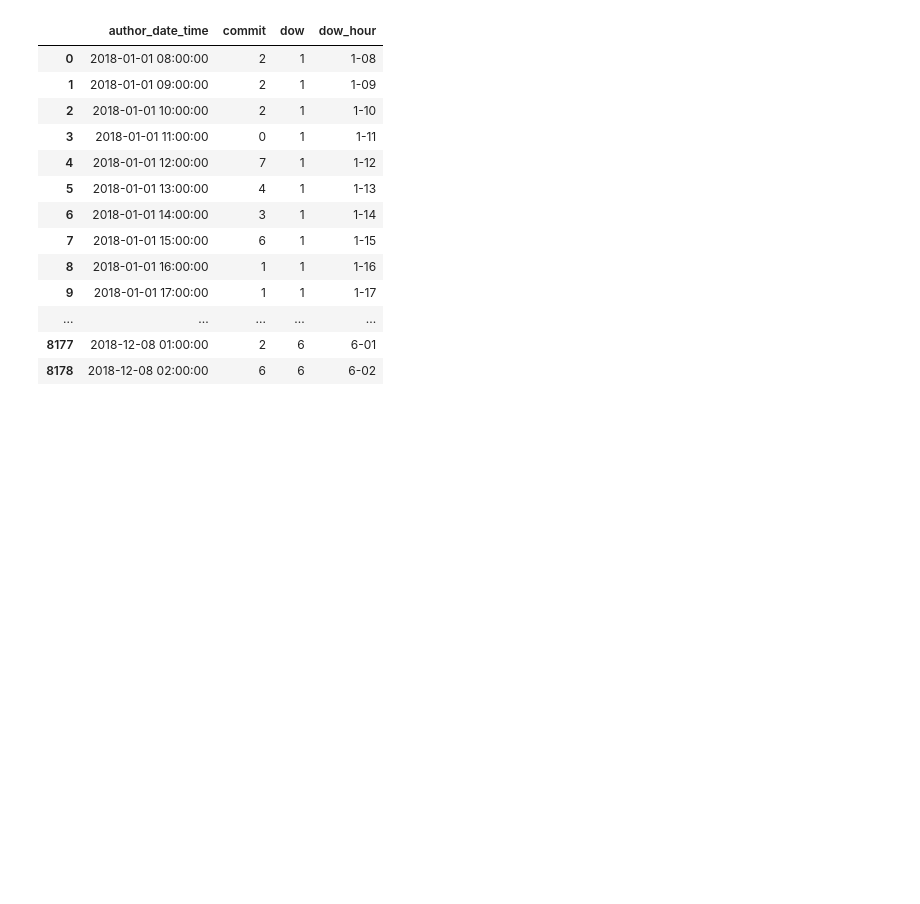
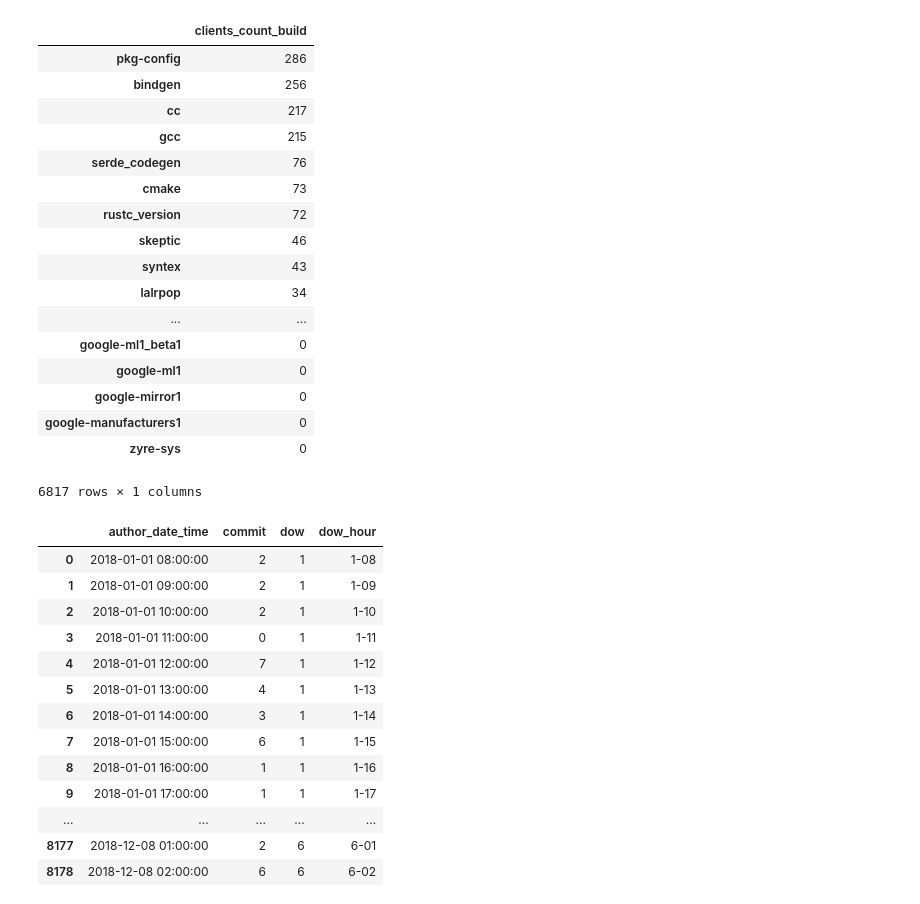
Before and after one commit to kzys/8-p.info, a Jupyter notebook: rustacean-report/crates-io.ipynb, the cells around one changed output. Saved outputs shown, nothing was run; the diff lists cells and outputs as text; code cells hidden in the pictures; blank space fills up the shorter version.

```diff
--- a/rustacean-report/crates-io.ipynb
+++ b/rustacean-report/crates-io.ipynb
@@ -12,3 +57,28 @@ plt.style.use('ggplot')
+# %%
+reload(rustacean_report)
+df = df.set_index('package')
+df_clients = rustacean_report.collect_clients(df)
+# %%
+df_clients.sort_values('clients_count_build', ascending = False)[['clients_count_build']]
+# %% [output]
+|  | clients_count_build |
+| pkg-config | 286 |
+| bindgen | 256 |
+| cc | 217 |
+| gcc | 215 |
+| serde_codegen | 76 |
+| cmake | 73 |
+| rustc_version | 72 |
+| skeptic | 46 |
+| syntex | 43 |
+| lalrpop | 34 |
+| ... | ... |
+| google-ml1_beta1 | 0 |
+| google-ml1 | 0 |
+| google-mirror1 | 0 |
+| google-manufacturers1 | 0 |
+| zyre-sys | 0 |
+6817 rows × 1 columns
 # %%
 def crates_io_dow(df):
     result = df.copy()
```
Also changed, not shown: parts of 21 cells of this notebook, 2 other files.
